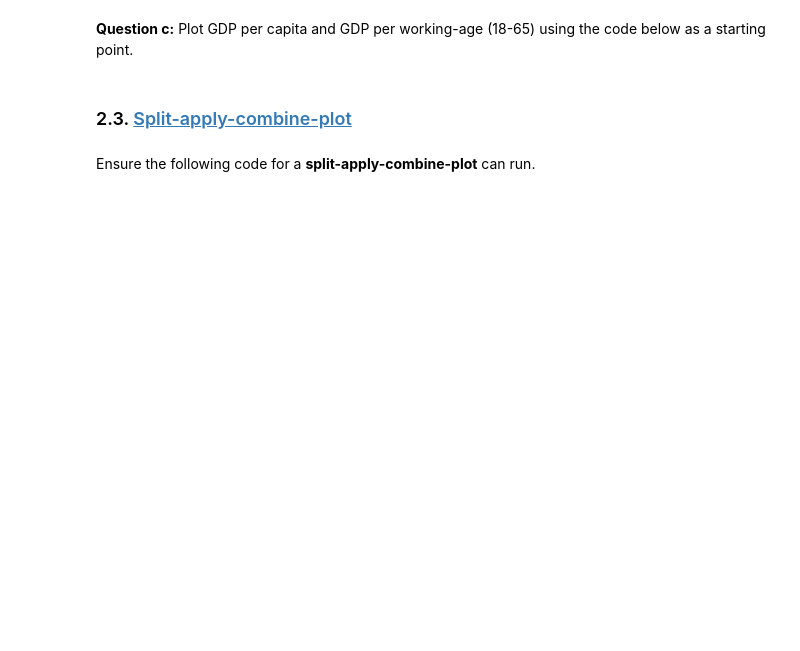
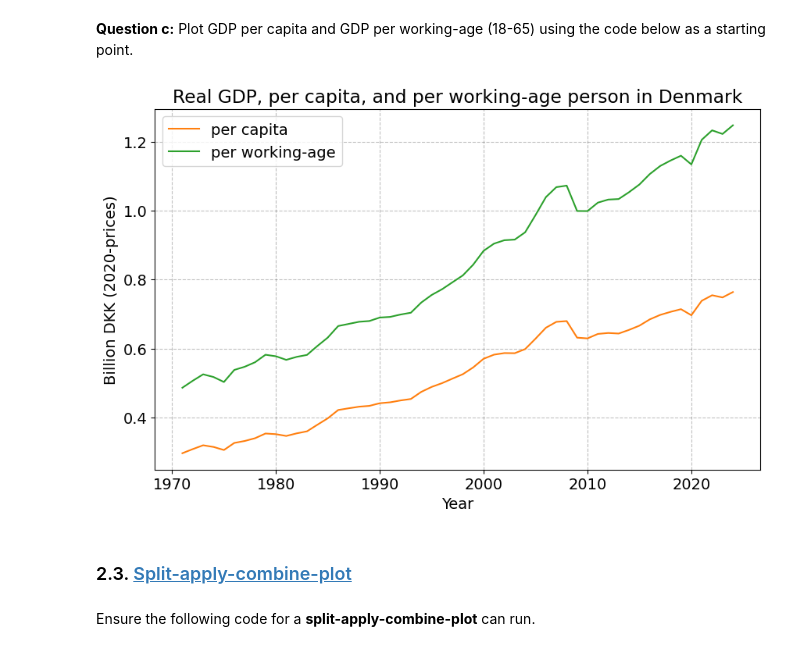
Before and after one commit to mcp656/ProgEcon-exercises, a Jupyter notebook: Problem_set_2_Descriptive_economics/Problem_set_2.ipynb, the cells around one changed output. Saved outputs shown, nothing was run; the diff lists cells and outputs as text; code cells hidden in the pictures; blank space fills up the shorter version.

```diff
--- a/Problem_set_2_Descriptive_economics/Problem_set_2.ipynb
+++ b/Problem_set_2_Descriptive_economics/Problem_set_2.ipynb
@@ -381,0 +515,15 @@ pop.head()
+# %%
+# Set pop index to year
+pop_with_index = pop.set_index('year')
+
+# Rename population column to population_alt to avoid confusion
+pop_with_index = pop_with_index.rename(columns={'population':'population_alt'})
+
+# Set merged_true index to year
+merged_true_with_index = merged_true.set_index('year')
+
+# Join the two dataframes on the index (year)
+merged_true_alt = merged_true_with_index.join(pop_with_index)
+
+# Show a random sample of ten rows
+merged_true_alt.sample(10) # We get two population columns now
@@ -393,3 +545,47 @@ pop.head()
+# %%
+# Use list comprehension to create a list of ages from 18 to 64 inclusive
+ages = [f'{age} years' for age in range(18,65+1)]
+
+# Only keep rows where ALDER is in the ages list and group by year, and sum the population
+working_pop = BEFOLK1[BEFOLK1.ALDER.isin(ages)].groupby('year').sum()
+
+# Drop the ALDER column
+working_pop = working_pop.drop(columns=['ALDER'])
+
+# Rename population column to working_population
+working_pop = working_pop.rename(columns={'population':'working_population'})
+
+# Merge the working population with the main dataframe
+merged_true = pd.merge(nah1_true, working_pop, how='left', on=['year'])
+
+# Merge the total population with the main dataframe
+merged_true = pd.merge(merged_true, pop, how='left', on=['year'])
+
+# Calculate GDP per capita and add it to the dataframe
+merged_true['value_pop'] = merged_true.value/merged_true.population
+merged_true['value_working_pop'] = merged_true.value/merged_true.working_population
+
+# Set masks for real GDP
+I = merged_true.unit == 'real'
+I &= merged_true.variable == 'Y'
+
+# Filter the dataframe for real GDP
+merged_true = merged_true[I].set_index('year')
+
+# Create plot of real GDP, real GDP per capita, and real GDP per working-age person - Use ChatGPT for this
+fig = plt.figure(figsize=(10,6))
+ax = fig.add_subplot(1,1,1)
+ax.set_title('Real GDP, per capita, and per working-age person in Denmark')
+ax.set_ylabel('Billion DKK (2020-prices)')
+ax.set_xlabel('Year')
+ax.plot(merged_true.value_pop, label='per capita', color='C1')
+ax.plot(merged_true.value_working_pop, label='per working-age', color='C2')
+ax.legend()
+
+# Show plot
+plt.show()
+# %% [output]
+[figure, added]
 # %% [markdown]
 ### 2.3. <a id='toc2_3_'></a>[Split-apply-combine-plot](#toc0_)
 # %% [markdown]
```
Also changed, not shown: parts of 34 cells of this notebook.
